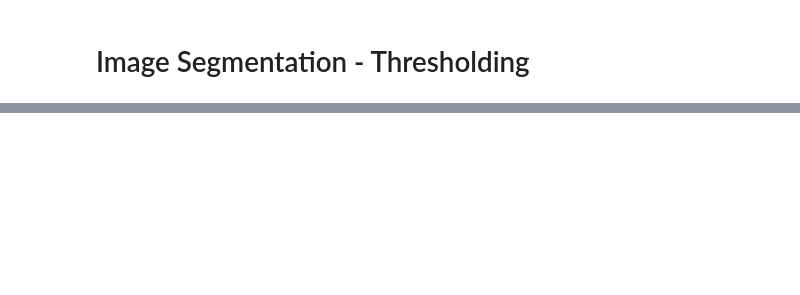
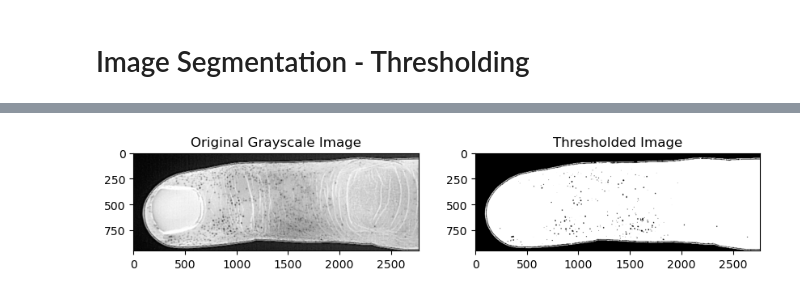
Before and after one commit to UArizonaCB2/sweat-pore-activation, a Jupyter notebook: SweatPoresDetection.ipynb, the cells around one changed output, grey strips where cells are left out. Drawn from its saved outputs; the diff is of its cells as text; code cells hidden in the pictures; blank space fills up the shorter version.

```diff
--- a/SweatPoresDetection.ipynb
+++ b/SweatPoresDetection.ipynb
@@ -12,0 +20,28 @@ AttributeError: 'str' object has no attribute 'read'
+# %%
+# Apply simple binary thresholding
+# If a pixel value is greater than the threshold (let's say 127), it is set to 255 (white); otherwise, it is set to 0 (black).
+# cv2.threshold is an OpenCV function that applies fixed-level thresholding to a single-channel array
+# cv2.threshold (source image, threshold value, maxium value to use with the "thresh binary",
+#                                               it creates a binary image where the thresholding condition is applied)
+# thresholded_image: result of the thresholding operation, a binary image where pixels are either 0 or 255
+# retval: is the threshold value used
+
+retval, thresholded_image = cv2.threshold(gray_image, 127, 255, cv2.THRESH_BINARY)
+# %%
+# Display the original and thresholded images for comparison
+
+plt.figure(figsize=(10, 5)) # creates the new figure for plotting in the specified size
+
+ # creates a subplot in a grid that is 1 row by 2 columns, and selects the first subplot as the current plot.
+plt.subplot(1, 2, 1)
+plt.title('Original Grayscale Image')
+plt.imshow(gray_image, cmap='gray')
+
+#creates a subplot in a grid that is 1 row by 2 columns, and selects the second subplot as the current plot.
+plt.subplot(1, 2, 2)
+plt.title('Thresholded Image')
+plt.imshow(thresholded_image, cmap='gray')
+
+plt.show()
+# %% [output]
+[figure, added]
```
Also changed, not shown: parts of 2 cells of this notebook.
